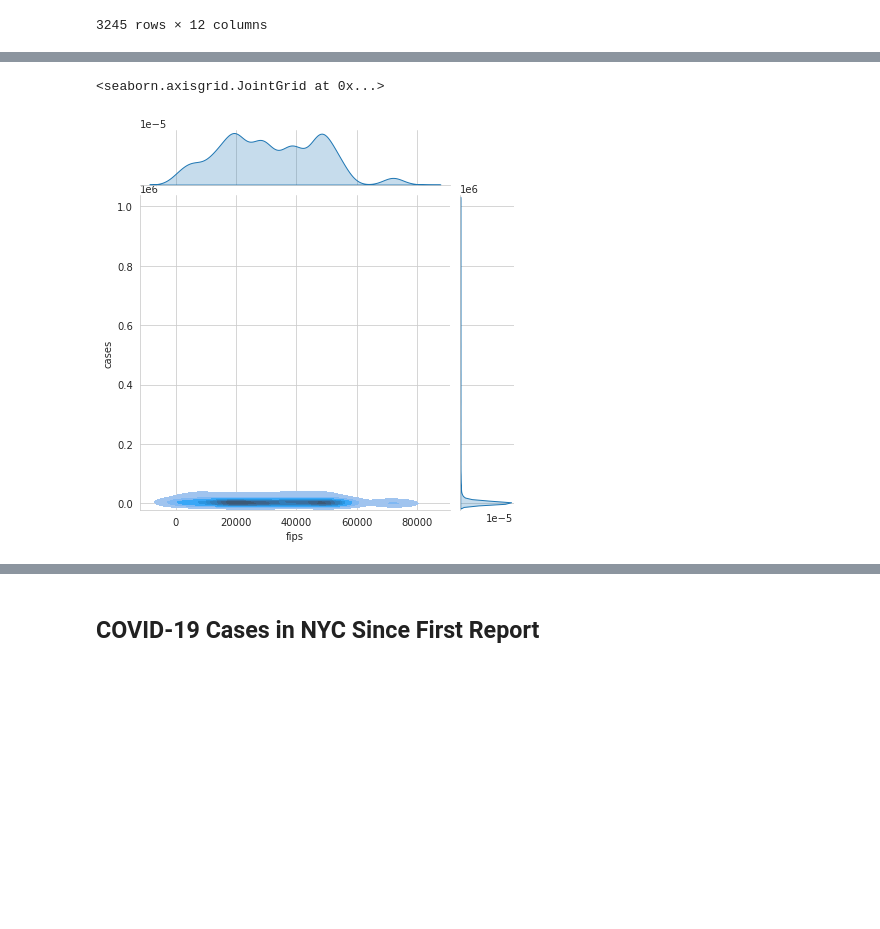
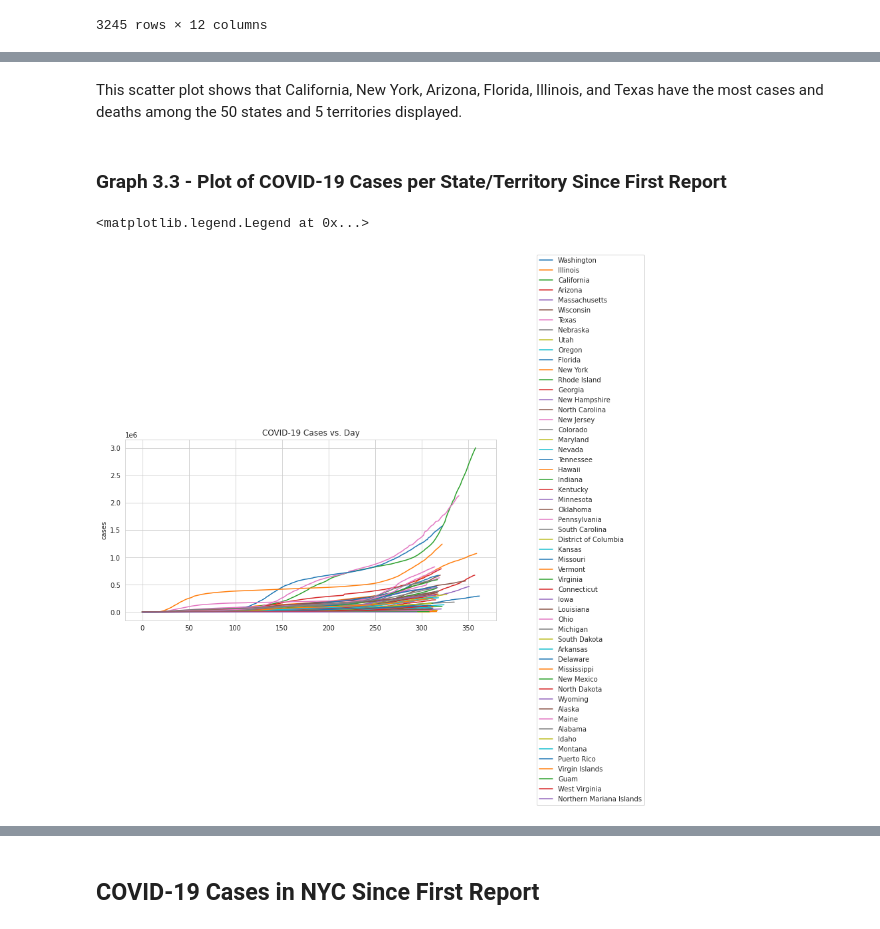
Before and after one commit to nickdlc/CUNY-Data-Analytics, a Jupyter notebook: mini_projects/data_analytics/Data_Analytics_Mini_Project02.ipynb, the cells around one changed output, grey strips where cells are left out. Drawn from its saved outputs; the diff is of its cells as text; code cells hidden in the pictures; blank space fills up the shorter version.

```diff
--- a/mini_projects/data_analytics/Data_Analytics_Mini_Project02.ipynb
+++ b/mini_projects/data_analytics/Data_Analytics_Mini_Project02.ipynb
@@ -310,5 +363,20 @@ plt.legend(loc='center left', bbox_to_anchor=(1.25, 0.5), ncol=1)
-# %%
-sns.jointplot(x='fips', y='cases', data=curr_data, palette='mako', kind='kde', fill=True)
-# %% [output]
-<seaborn.axisgrid.JointGrid at 0x...>
-[figure, removed]
+# %% [markdown]
+This scatter plot shows that California, New York, Arizona, Florida, Illinois, and Texas have the most cases and deaths among the 50 states and 5 territories displayed.
+# %% [markdown]
+### Graph 3.3 - Plot of COVID-19 Cases per State/Territory Since First Report
+# %%
+plt.figure(figsize=(10,5))
+
+
+for state in data.state.unique():
+  state_data = data[data['state'] == state].reset_index()
+  state_data = state_data.drop(labels=['county', 'state', 'fips', 'month', 'month of year', 'day',
+                                       'day of month', 'year'], axis=1)
+  state_data = state_data.groupby('date').sum().reset_index()
+  sns.lineplot(data=state_data['cases'], label=state)
+
+plt.title('COVID-19 Cases vs. Day')
+plt.legend(loc='center left', bbox_to_anchor=(1.1, 0.5), ncol=1)
+# %% [output]
+<matplotlib.legend.Legend at 0x...>
+[figure, added]
```
Also changed, not shown: parts of 28 cells of this notebook.
